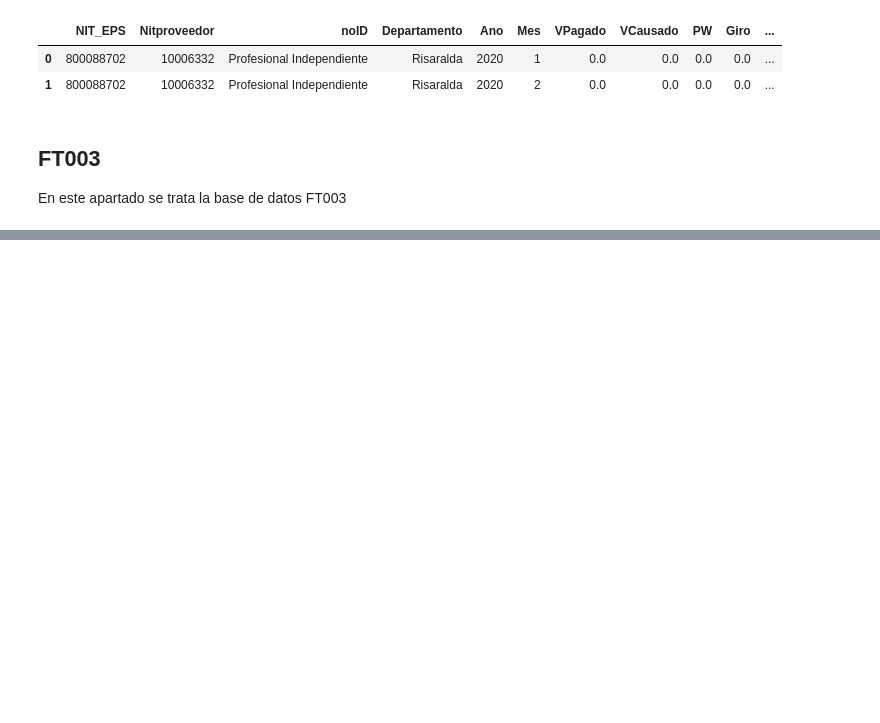
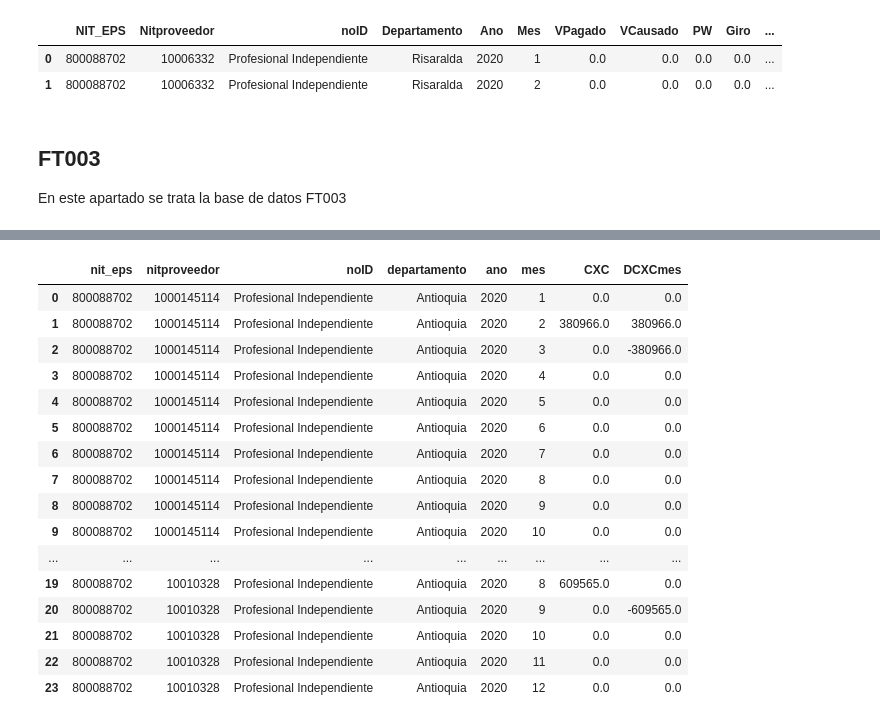
Before and after one commit to Miguelangelortizh/Data_cleaning, a Jupyter notebook: Supersalud_PAGO_V2.ipynb, the cells around one changed output, grey strips where cells are left out. Saved outputs shown, nothing was run; the diff lists cells and outputs as text; code cells hidden in the pictures; blank space fills up the shorter version.

```diff
--- a/Supersalud_PAGO_V2.ipynb
+++ b/Supersalud_PAGO_V2.ipynb
@@ -591,0 +606,3 @@ FT005_web_pres_ope.head(2)
+# %%
+pd.pandas.set_option('display.max_columns', None)
+FT003.head(2)
@@ -591,0 +785,20 @@ FT005_web_pres_ope.head(2)
+# %%
+FT003_pres_ope2.head(24)
+# %% [output]
+|  | nit_eps | nitproveedor | noID | departamento | ano | mes | CXC | DCXCmes |
+| 0 | 800088702 | 1000145114 | Profesional Independiente | Antioquia | 2020 | 1 | 0.0 | 0.0 |
+| 1 | 800088702 | 1000145114 | Profesional Independiente | Antioquia | 2020 | 2 | 380966.0 | 380966.0 |
+| 2 | 800088702 | 1000145114 | Profesional Independiente | Antioquia | 2020 | 3 | 0.0 | -380966.0 |
+| 3 | 800088702 | 1000145114 | Profesional Independiente | Antioquia | 2020 | 4 | 0.0 | 0.0 |
+| 4 | 800088702 | 1000145114 | Profesional Independiente | Antioquia | 2020 | 5 | 0.0 | 0.0 |
+| 5 | 800088702 | 1000145114 | Profesional Independiente | Antioquia | 2020 | 6 | 0.0 | 0.0 |
+| 6 | 800088702 | 1000145114 | Profesional Independiente | Antioquia | 2020 | 7 | 0.0 | 0.0 |
+| 7 | 800088702 | 1000145114 | Profesional Independiente | Antioquia | 2020 | 8 | 0.0 | 0.0 |
+| 8 | 800088702 | 1000145114 | Profesional Independiente | Antioquia | 2020 | 9 | 0.0 | 0.0 |
+| 9 | 800088702 | 1000145114 | Profesional Independiente | Antioquia | 2020 | 10 | 0.0 | 0.0 |
+| ... | ... | ... | ... | ... | ... | ... | ... | ... |
+| 19 | 800088702 | 10010328 | Profesional Independiente | Antioquia | 2020 | 8 | 609565.0 | 0.0 |
+| 20 | 800088702 | 10010328 | Profesional Independiente | Antioquia | 2020 | 9 | 0.0 | -609565.0 |
+| 21 | 800088702 | 10010328 | Profesional Independiente | Antioquia | 2020 | 10 | 0.0 | 0.0 |
+| 22 | 800088702 | 10010328 | Profesional Independiente | Antioquia | 2020 | 11 | 0.0 | 0.0 |
+| 23 | 800088702 | 10010328 | Profesional Independiente | Antioquia | 2020 | 12 | 0.0 | 0.0 |
```
Also changed, not shown: parts of 35 cells of this notebook.
